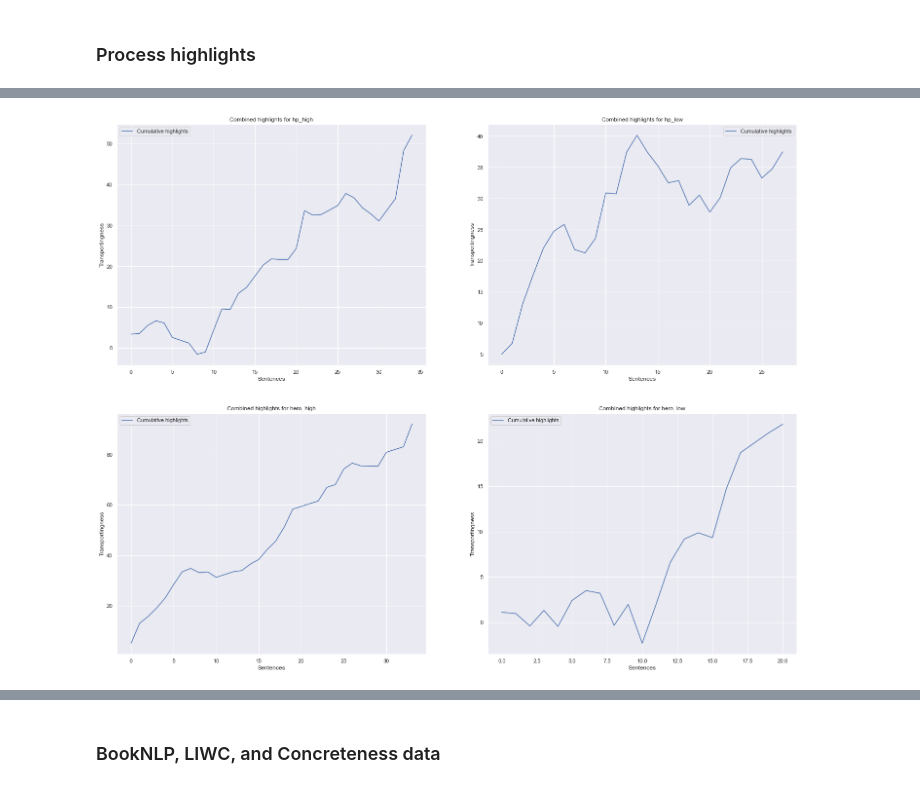
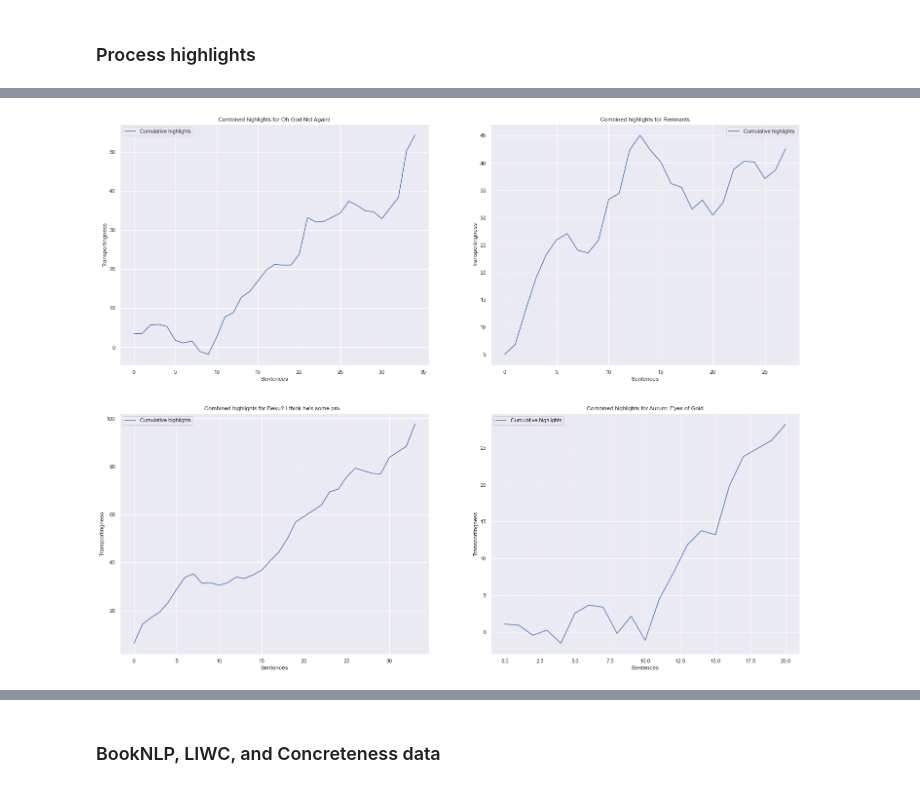
Before and after one commit to kelseyneis/narrative_transportation, a Jupyter notebook: survey_response.ipynb, the cells around one changed output, grey strips where cells are left out. Saved outputs shown, nothing was run; the diff lists cells and outputs as text; code cells hidden in the pictures.

```diff
--- a/survey_response.ipynb
+++ b/survey_response.ipynb
@@ -25,11 +23,11 @@ def get_indexes(raw):
       highlights = re.findall(r'\d+:', raw)
       return list(map(lambda x: int(x.replace(':', '')) - 1, highlights))
 # %%
-data_unfiltered = pd.read_csv('survey_responses.csv')
+data_unfiltered = pd.read_csv('reader_transportation_survey.csv')
 data = data_unfiltered
 # data = data_unfiltered[(data_unfiltered['aphantasia_check'] == '5') | (data_unfiltered['aphantasia_check'] == '6')]
 # data = data_unfiltered[(data_unfiltered['hours_read'] != '0-1 hours')]
-data = data.drop(['StartDate', 'ResponseId', 'EndDate', 'IPAddress', 'Progress', 'Duration (in seconds)', 'RecipientLastName', 'RecipientFirstName', 'RecipientEmail', 'ExternalReference', 'LocationLatitude', 'LocationLongitude', 'DistributionChannel', 'Q_RecaptchaScore', 'UserLanguage'], axis=1)[data['Finished'] == 'True']
+data = data.drop([ 'ResponseId', 'Duration (in seconds)'], axis=1).drop(data.index [ [ 0,1 ] ])
 data['highlight_hp_high_1'] = data['highlight_hp_high_1'].map(get_indexes)
 data['highlight_hp_high_2'] = data['highlight_hp_high_2'].map(get_indexes)
 data['highlight_hp_low_1'] = data['highlight_hp_low_1'].map(get_indexes)
@@ -150,12 +163,13 @@ for story in all_stories:
    x = np.linspace(0, len(sentences[story]) -1, len(sentences[story]))
    ax1 = axes[count][0]
    ax2 = axes[count][1]
-   ax[ax1, ax2].scatter(x, counts_inc[story], alpha=.5, color='b')
-   ax[ax1, ax2].scatter(x, counts_dec[story], alpha=.5, color='r')
+   ax[ax1, ax2].scatter(x, counts_inc[story], alpha=.5, color='b', label='increase')
+   ax[ax1, ax2].scatter(x, counts_dec[story], alpha=.5, color='r', label='decrease')
    ax[ax1, ax2].set_xlabel("Sentences")
    ax[ax1, ax2].set_ylabel("Highlight Count")
-   ax[ax1, ax2].set_title(f"Highlights for {all_stories[count]}")
+   ax[ax1, ax2].set_title(f"Highlights for {story_names[story]}")
+   ax[ax1, ax2].legend()
+   count +=1
 
-   count +=1
 plt.show()
 # %% [output]
@@ -211,25 +225,25 @@ for story in all_stories:
 # %%
 
 
 fig, ax = plt.subplots(2, 2)
 count = 0
 
 for story in all_stories:
    cdf = np.cumsum(sentence_counts[story]['combined'])
    # Plot the highlights
    x = np.linspace(0, len(sentences[story]) -1, len(sentences[story]))
    ax1 = axes[count][0]
    ax2 = axes[count][1]
    ax[ax1, ax2].plot(x, cdf, color='b', label="Cumulative highlights")
    ax[ax1, ax2].set_xlabel("Sentences")
    ax[ax1, ax2].set_ylabel("Transportingness")
-   ax[ax1, ax2].set_title(f"Combined highlights for {all_stories[count]}")
+   ax[ax1, ax2].set_title(f"Combined highlights for {story_names[story]}")
    ax[ax1, ax2].legend()
    count +=1
 
 plt.show()
 # %% [output]
-[figure, old version]
+[figure, new version]
 # %%
 for story in all_stories:
    df = combined_highlights[story]
```
Also changed, not shown: parts of 11 cells of this notebook, 1 other file.
